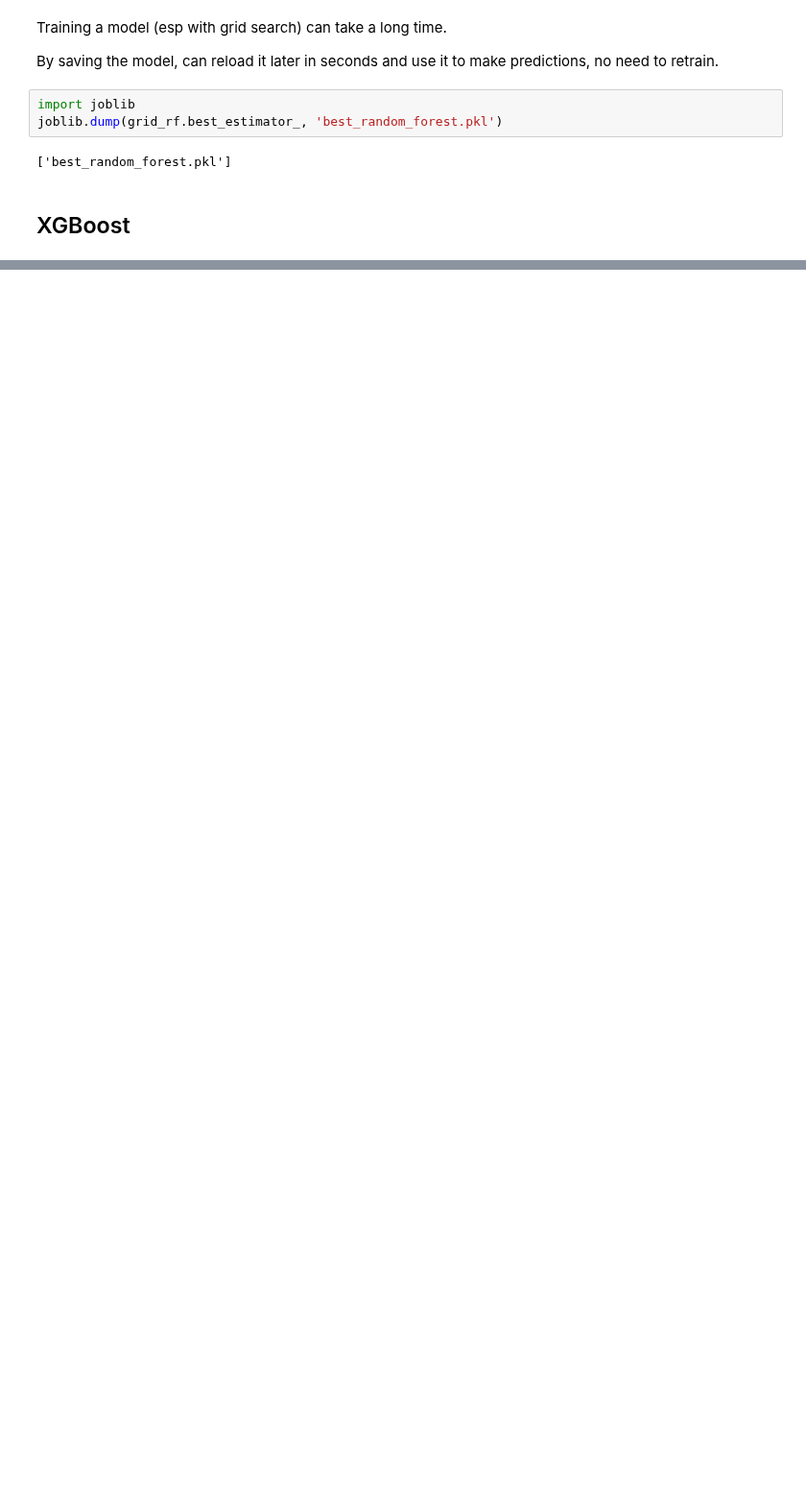
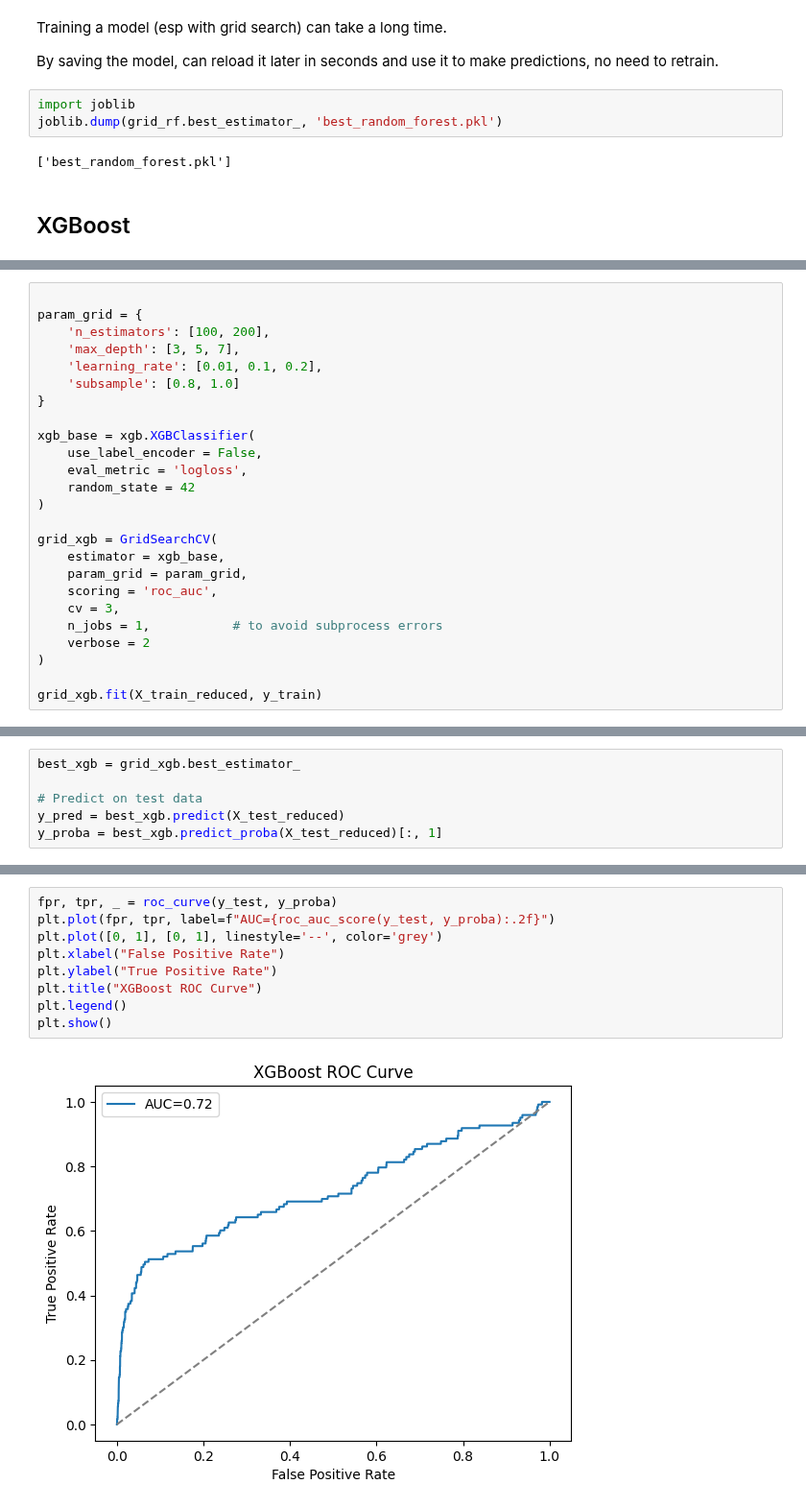
Before and after one commit to loowenwen/cs3244-project, a Jupyter notebook: src/Random_forest_Vivian.ipynb, the cells around one changed output, grey strips where cells are left out. Shown at 96% size. Cells and saved outputs as stored; diff of their text form; blank space fills up the shorter version.

Commit message:
Random forest Vivian updated

```diff
--- a/src/Random_forest_Vivian.ipynb
+++ b/src/Random_forest_Vivian.ipynb
@@ -386,0 +431,25 @@ joblib.dump(grid_rf.best_estimator_, 'best_random_forest.pkl')
+# %%
+
+param_grid = {
+    'n_estimators': [100, 200],
+    'max_depth': [3, 5, 7],
+    'learning_rate': [0.01, 0.1, 0.2],
+    'subsample': [0.8, 1.0]
+}
+
+xgb_base = xgb.XGBClassifier(
+    use_label_encoder = False,
+    eval_metric = 'logloss',
+    random_state = 42
+)
+
+grid_xgb = GridSearchCV(
+    estimator = xgb_base,
+    param_grid = param_grid,
+    scoring = 'roc_auc',
+    cv = 3,
+    n_jobs = 1,           # to avoid subprocess errors
+    verbose = 2
+)
+
+grid_xgb.fit(X_train_reduced, y_train)
@@ -386,0 +520,6 @@ joblib.dump(grid_rf.best_estimator_, 'best_random_forest.pkl')
+# %%
+best_xgb = grid_xgb.best_estimator_
+
+# Predict on test data
+y_pred = best_xgb.predict(X_test_reduced)
+y_proba = best_xgb.predict_proba(X_test_reduced)[:, 1]
@@ -386,0 +551,11 @@ joblib.dump(grid_rf.best_estimator_, 'best_random_forest.pkl')
+# %%
+fpr, tpr, _ = roc_curve(y_test, y_proba)
+plt.plot(fpr, tpr, label=f"AUC={roc_auc_score(y_test, y_proba):.2f}")
+plt.plot([0, 1], [0, 1], linestyle='--', color='grey')
+plt.xlabel("False Positive Rate")
+plt.ylabel("True Positive Rate")
+plt.title("XGBoost ROC Curve")
+plt.legend()
+plt.show()
+# %% [output]
+[figure, added]
```
Also changed, not shown: parts of 16 cells of this notebook.
